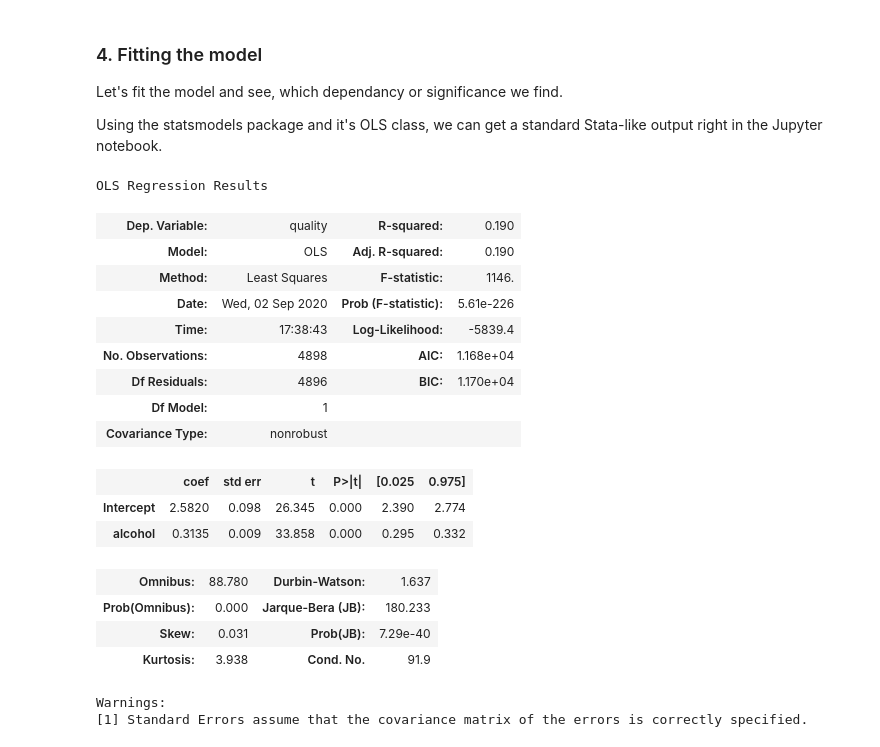
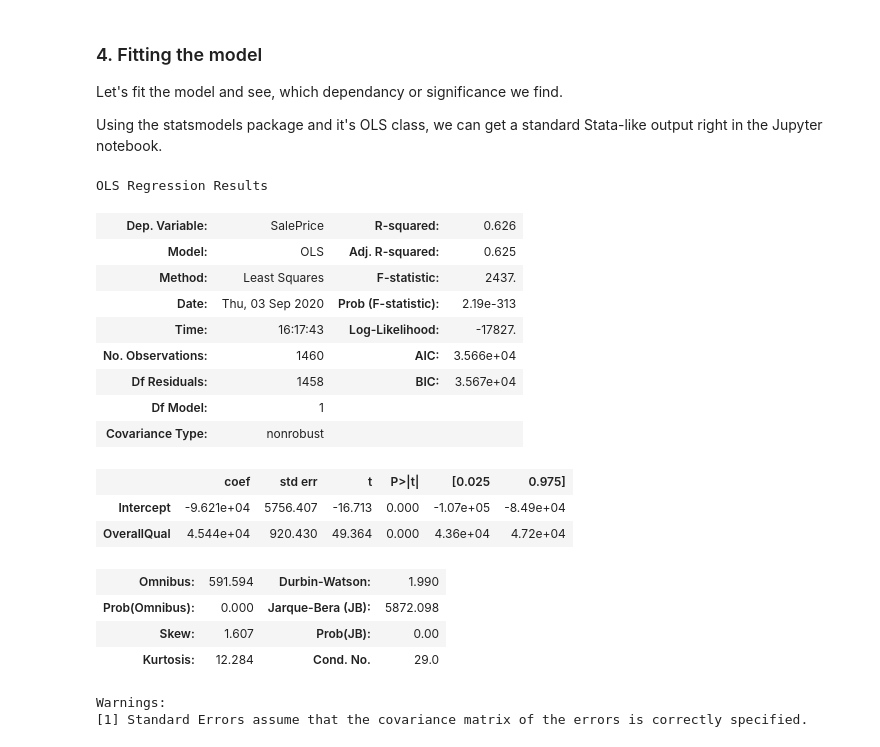
Before and after one commit to ismand95/PythonForEconomists, a Jupyter notebook: Notebooks/Econometrics/2. Simple Linear Regression.ipynb, the cells around one changed output. Saved outputs shown, nothing was run; the diff lists cells and outputs as text; code cells hidden in the pictures.

Commit message:
Edited and changed data-sets

```diff
--- a/Notebooks/Econometrics/2. Simple Linear Regression.ipynb
+++ b/Notebooks/Econometrics/2. Simple Linear Regression.ipynb
@@ -30,0 +20,6 @@ df.head()
+# %%
+df = pd.read_csv('data/train.csv')
+
+df = df.drop(columns='Id')
+
+df.head()
@@ -61,26 +85,26 @@ Let's fit the model and see, which dependancy or significance we find.
 
 Using the statsmodels package and it's OLS class, we can get a standard Stata-like output right in the Jupyter notebook.
 # %%
-reg = smf.ols('quality ~ alcohol', data=df).fit()
+reg = smf.ols('SalePrice ~ OverallQual', data=df).fit()
 
 reg.summary()
 # %% [output]
 OLS Regression Results
-| Dep. Variable: | quality | R-squared: | 0.190 |
-| Model: | OLS | Adj. R-squared: | 0.190 |
-| Method: | Least Squares | F-statistic: | 1146. |
-| Date: | Wed, 02 Sep 2020 | Prob (F-statistic): | 5.61e-226 |
-| Time: | 17:38:43 | Log-Likelihood: | -5839.4 |
-| No. Observations: | 4898 | AIC: | 1.168e+04 |
-| Df Residuals: | 4896 | BIC: | 1.170e+04 |
+| Dep. Variable: | SalePrice | R-squared: | 0.626 |
+| Model: | OLS | Adj. R-squared: | 0.625 |
+| Method: | Least Squares | F-statistic: | 2437. |
+| Date: | Thu, 03 Sep 2020 | Prob (F-statistic): | 2.19e-313 |
+| Time: | 16:17:43 | Log-Likelihood: | -17827. |
+| No. Observations: | 1460 | AIC: | 3.566e+04 |
+| Df Residuals: | 1458 | BIC: | 3.567e+04 |
 | Df Model: | 1 |  |  |
 | Covariance Type: | nonrobust |  |  |
 |  | coef | std err | t | P>|t| | [0.025 | 0.975] |
-| Intercept | 2.5820 | 0.098 | 26.345 | 0.000 | 2.390 | 2.774 |
-| alcohol | 0.3135 | 0.009 | 33.858 | 0.000 | 0.295 | 0.332 |
+| Intercept | -9.621e+04 | 5756.407 | -16.713 | 0.000 | -1.07e+05 | -8.49e+04 |
+| OverallQual | 4.544e+04 | 920.430 | 49.364 | 0.000 | 4.36e+04 | 4.72e+04 |
-| Omnibus: | 88.780 | Durbin-Watson: | 1.637 |
-| Prob(Omnibus): | 0.000 | Jarque-Bera (JB): | 180.233 |
-| Skew: | 0.031 | Prob(JB): | 7.29e-40 |
-| Kurtosis: | 3.938 | Cond. No. | 91.9 |
+| Omnibus: | 591.594 | Durbin-Watson: | 1.990 |
+| Prob(Omnibus): | 0.000 | Jarque-Bera (JB): | 5872.098 |
+| Skew: | 1.607 | Prob(JB): | 0.00 |
+| Kurtosis: | 12.284 | Cond. No. | 29.0 |
 Warnings:
 [1] Standard Errors assume that the covariance matrix of the errors is correctly specified.
```
Also changed, not shown: parts of 9 cells of this notebook, 1 other file.
